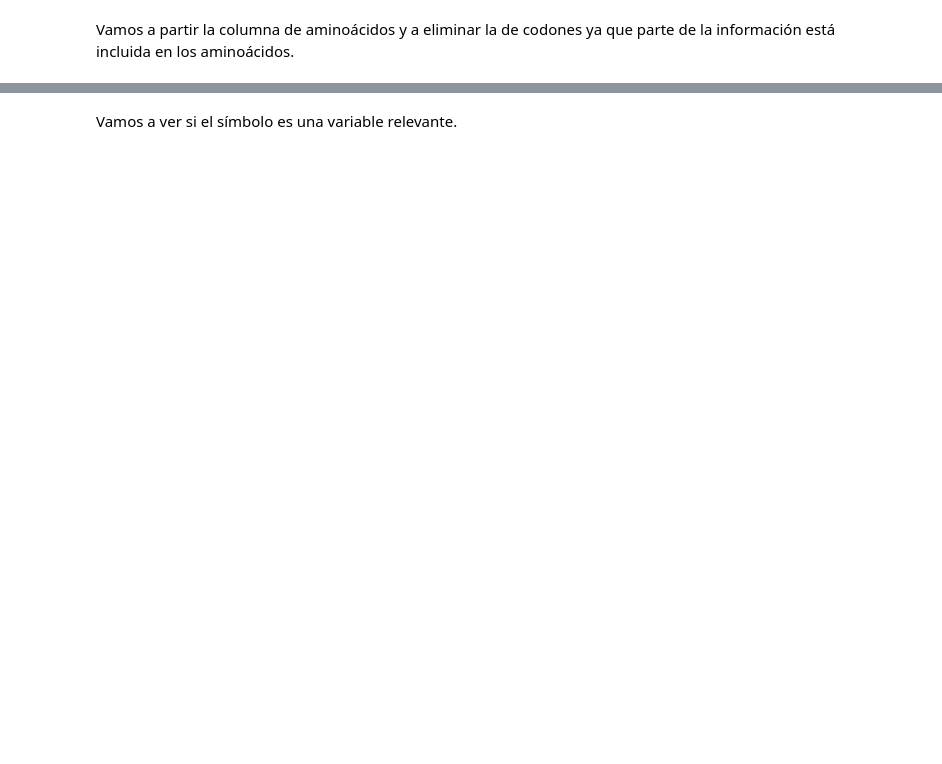
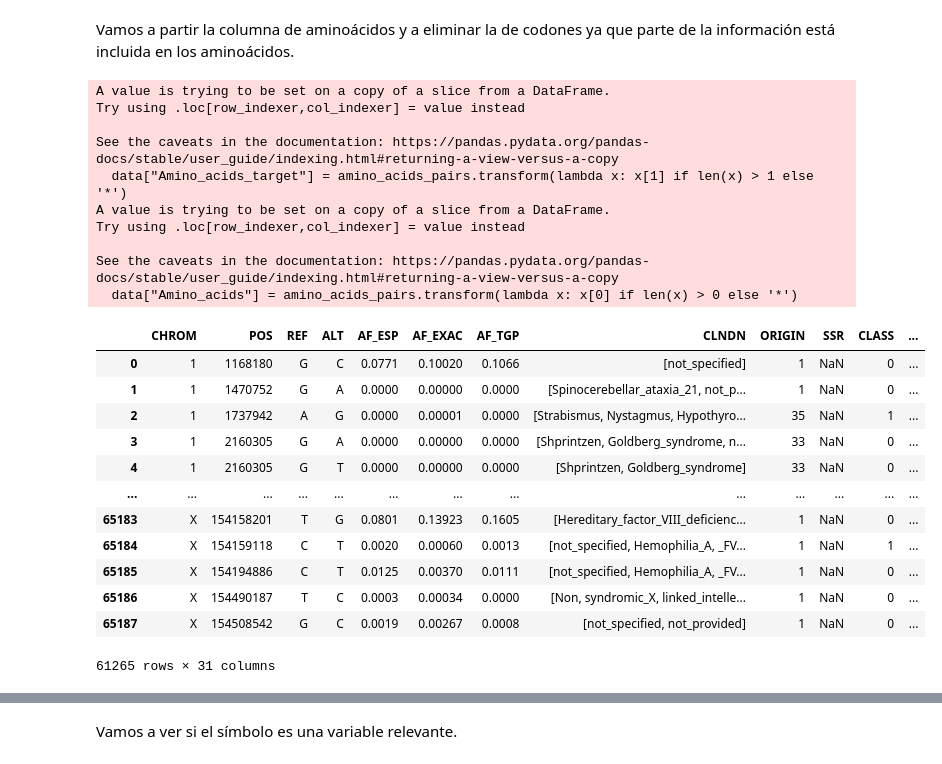
Before and after one commit to angelpuerta/genetic_variants, a Jupyter notebook: 1_data_study.ipynb, the cells around one changed output, grey strips where cells are left out. Drawn from its saved outputs; the diff is of its cells as text; code cells hidden in the pictures; blank space fills up the shorter version.

```diff
--- a/1_data_study.ipynb
+++ b/1_data_study.ipynb
@@ -282,9 +745,33 @@ def split_aminoacids(aminoacid_chain):
     return aminoacids
 amino_acids_pairs = data["Amino_acids"].dropna().apply(split_aminoacids)
 # %%
-data["Amino_acids_target"] = amino_acids_pairs.transform(lambda x: x[1] if len(x) > 1 else 'None')
-data["Amino_acids"] = amino_acids_pairs.transform(lambda x: x[0] if len(x) > 0 else 'None')
+data["Amino_acids_target"] = amino_acids_pairs.transform(lambda x: x[1] if len(x) > 1 else '*')
+data["Amino_acids"] = amino_acids_pairs.transform(lambda x: x[0] if len(x) > 0 else '*')
 data
+# %% [output]
+A value is trying to be set on a copy of a slice from a DataFrame.
+Try using .loc[row_indexer,col_indexer] = value instead
+
+See the caveats in the documentation: https://pandas.pydata.org/pandas-docs/stable/user_guide/indexing.html#returning-a-view-versus-a-copy
+  data["Amino_acids_target"] = amino_acids_pairs.transform(lambda x: x[1] if len(x) > 1 else '*')
+A value is trying to be set on a copy of a slice from a DataFrame.
+Try using .loc[row_indexer,col_indexer] = value instead
+
+See the caveats in the documentation: https://pandas.pydata.org/pandas-docs/stable/user_guide/indexing.html#returning-a-view-versus-a-copy
+  data["Amino_acids"] = amino_acids_pairs.transform(lambda x: x[0] if len(x) > 0 else '*')
+|  | CHROM | POS | REF | ALT | AF_ESP | AF_EXAC | AF_TGP | CLNDN | ORIGIN | SSR | CLASS | ... |
+| 0 | 1 | 1168180 | G | C | 0.0771 | 0.10020 | 0.1066 | [not_specified] | 1 | NaN | 0 | ... |
+| 1 | 1 | 1470752 | G | A | 0.0000 | 0.00000 | 0.0000 | [Spinocerebellar_ataxia_21, not_p... | 1 | NaN | 0 | ... |
+| 2 | 1 | 1737942 | A | G | 0.0000 | 0.00001 | 0.0000 | [Strabismus, Nystagmus, Hypothyro... | 35 | NaN | 1 | ... |
+| 3 | 1 | 2160305 | G | A | 0.0000 | 0.00000 | 0.0000 | [Shprintzen, Goldberg_syndrome, n... | 33 | NaN | 0 | ... |
+| 4 | 1 | 2160305 | G | T | 0.0000 | 0.00000 | 0.0000 | [Shprintzen, Goldberg_syndrome] | 33 | NaN | 0 | ... |
+| ... | ... | ... | ... | ... | ... | ... | ... | ... | ... | ... | ... | ... |
+| 65183 | X | 154158201 | T | G | 0.0801 | 0.13923 | 0.1605 | [Hereditary_factor_VIII_deficienc... | 1 | NaN | 0 | ... |
+| 65184 | X | 154159118 | C | T | 0.0020 | 0.00060 | 0.0013 | [not_specified, Hemophilia_A, _FV... | 1 | NaN | 1 | ... |
+| 65185 | X | 154194886 | C | T | 0.0125 | 0.00370 | 0.0111 | [not_specified, Hemophilia_A, _FV... | 1 | NaN | 0 | ... |
+| 65186 | X | 154490187 | T | C | 0.0003 | 0.00034 | 0.0000 | [Non, syndromic_X, linked_intelle... | 1 | NaN | 0 | ... |
+| 65187 | X | 154508542 | G | C | 0.0019 | 0.00267 | 0.0008 | [not_specified, not_provided] | 1 | NaN | 0 | ... |
+61265 rows × 31 columns
 # %%
 data = data.drop(columns = "Codons")
 data
```
Also changed, not shown: parts of 64 cells of this notebook, 3 other files.
